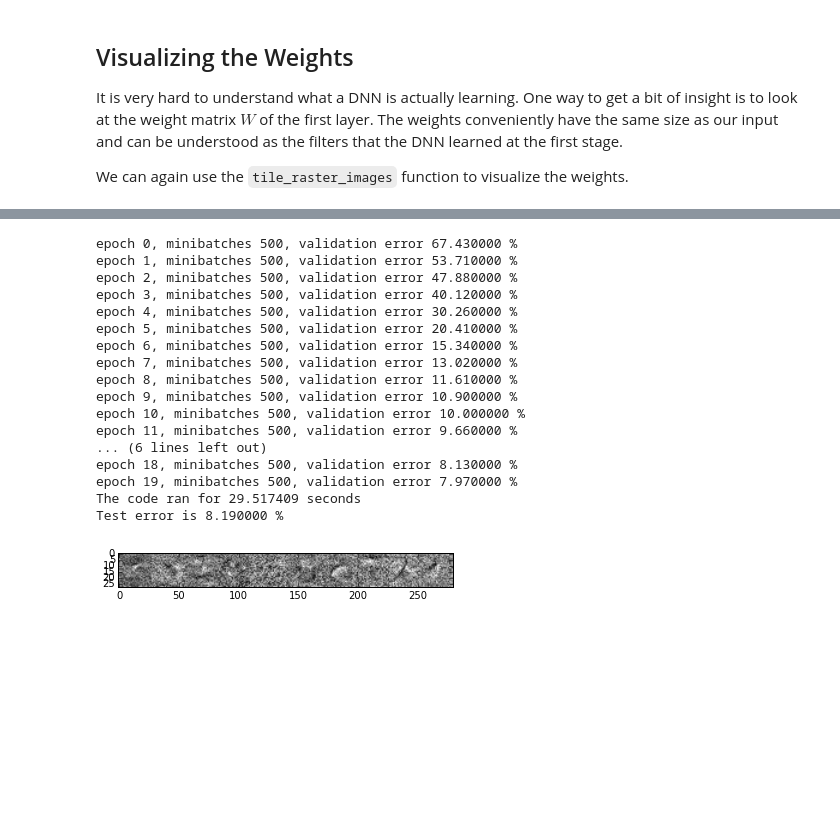
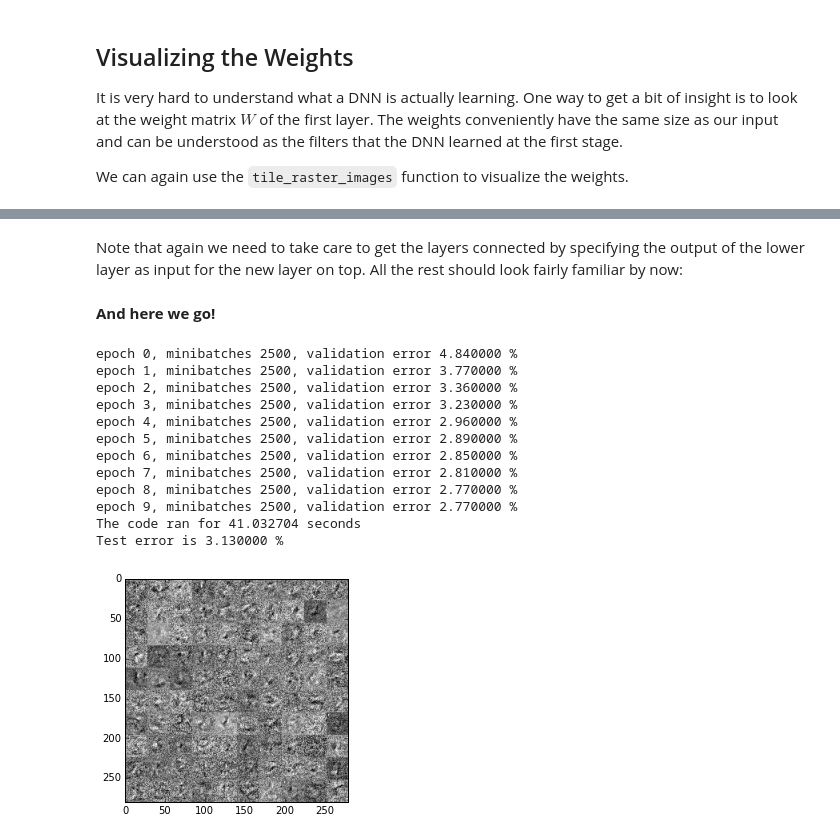
Before and after one commit to vkaynig/IACS_ComputeFest_DeepLearning, a Jupyter notebook: Fully_Connected_Networks.ipynb, the cells around one changed output, grey strips where cells are left out. Saved outputs shown, nothing was run; the diff lists cells and outputs as text; code cells hidden in the pictures; blank space fills up the shorter version.

Commit message:
All erxercises in now, need to do final setup

```diff
--- a/Fully_Connected_Networks.ipynb
+++ b/Fully_Connected_Networks.ipynb
@@ -609,7 +697,6 @@ class MLP_deep(object):
 
         next_input = input
         next_n_in = n_in
-        next_n_out = n_hidden[0]
 
         for n_h in n_hidden:
             hl = HiddenLayer(
@@ -635,8 +722,10 @@ class MLP_deep(object):
         self.errors = self.logRegressionLayer.errors
 
         self.params += self.logRegressionLayer.params
+# %% [markdown]
+Note that again we need to take care to get the layers connected by specifying the output of the lower layer as input for the new layer on top. All the rest should look fairly familiar by now:
 # %%
-n_hidden = [20, 20,20,20,20,20,20,20]
+n_hidden = [200,100]
 classifier = MLP_deep(
         rng=rng,
         input=x,
@@ -684,10 +773,12 @@ train_model = theano.function(
             y: train_set_y[index * batch_size: (index + 1) * batch_size]
         }
     )
+# %% [markdown]
+**And here we go!**
 # %%
 start_time = time.clock()
 
-n_epochs = 20
+n_epochs = 10
 start_time = time.clock()
 
 for epoch in xrange(n_epochs):
@@ -710,29 +801,24 @@ print 'The code ran for %f seconds' % ((end_time - start_time))
 
 print "Test error is %f %%" % (test_model() * 100)
 # %% [output]
-epoch 0, minibatches 500, validation error 67.430000 %
-epoch 1, minibatches 500, validation error 53.710000 %
-epoch 2, minibatches 500, validation error 47.880000 %
-epoch 3, minibatches 500, validation error 40.120000 %
-epoch 4, minibatches 500, validation error 30.260000 %
-epoch 5, minibatches 500, validation error 20.410000 %
-epoch 6, minibatches 500, validation error 15.340000 %
-epoch 7, minibatches 500, validation error 13.020000 %
-epoch 8, minibatches 500, validation error 11.610000 %
-epoch 9, minibatches 500, validation error 10.900000 %
-epoch 10, minibatches 500, validation error 10.000000 %
-epoch 11, minibatches 500, validation error 9.660000 %
-... (6 lines left out)
-epoch 18, minibatches 500, validation error 8.130000 %
-epoch 19, minibatches 500, validation error 7.970000 %
-The code ran for 29.517409 seconds
-Test error is 8.190000 %
+epoch 0, minibatches 2500, validation error 4.840000 %
+epoch 1, minibatches 2500, validation error 3.770000 %
+epoch 2, minibatches 2500, validation error 3.360000 %
+epoch 3, minibatches 2500, validation error 3.230000 %
+epoch 4, minibatches 2500, validation error 2.960000 %
+epoch 5, minibatches 2500, validation error 2.890000 %
+epoch 6, minibatches 2500, validation error 2.850000 %
+epoch 7, minibatches 2500, validation error 2.810000 %
+epoch 8, minibatches 2500, validation error 2.770000 %
+epoch 9, minibatches 2500, validation error 2.770000 %
+The code ran for 41.032704 seconds
+Test error is 3.130000 %
 # %%
-filters = tile_raster_images(classifier.hiddenLayers[0].W.T.eval(), img_shape=(28,28), tile_shape=(1,10), tile_spacing=(0, 0),
+filters = tile_raster_images(classifier.hiddenLayers[0].W.T.eval(), img_shape=(28,28), tile_shape=(10,10), tile_spacing=(0, 0),
                        scale_rows_to_unit_interval=True,
                        output_pixel_vals=True)
 
 plt.imshow(filters)
 plt.show()
 # %% [output]
-[figure, old version]
+[figure, new version]
```
Also changed, not shown: parts of 25 cells of this notebook.
